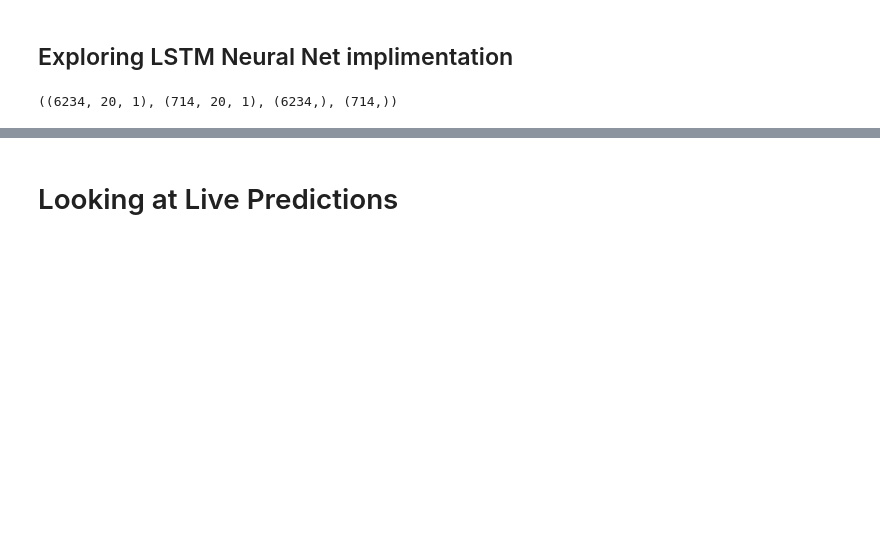
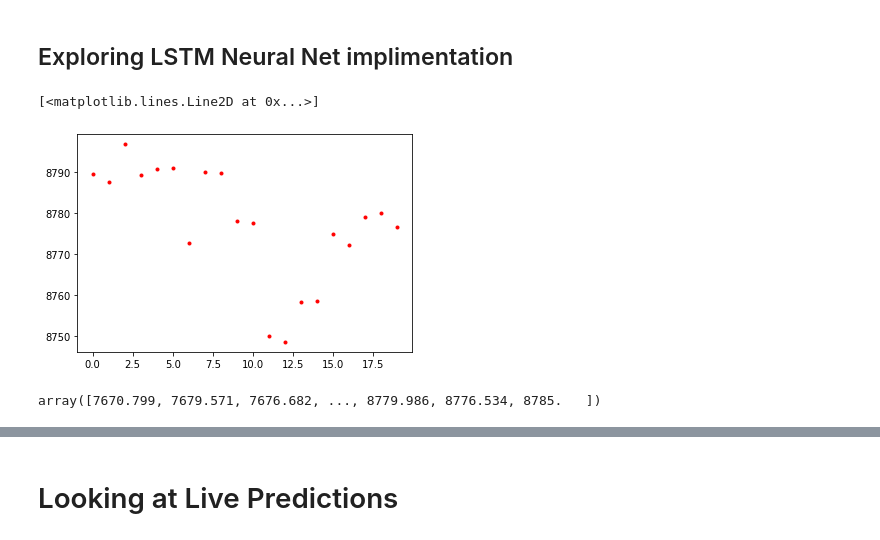
Before and after one commit to Tyler-Owen-Morris/FLO_bot, a Jupyter notebook: Trinity_working.ipynb, the cells around one changed output, grey strips where cells are left out. Saved outputs shown, nothing was run; the diff lists cells and outputs as text; code cells hidden in the pictures; blank space fills up the shorter version.

```diff
--- a/Trinity_working.ipynb
+++ b/Trinity_working.ipynb
@@ -120,7 +120,7 @@ mined_df.tail(50)
 # %%
 # Slice out the data needed for training the current model
 # NOTE: we don't start gathering BTC hashrate until row 1898, so that's why we set that as first slice
-train_df = mined_df.iloc[(1898):mined_df.shape[0]-101, :]
+train_df = mined_df.iloc[1898:mined_df.shape[0]-101, :]
 train_df.tail()
 # %% [output]
 |  | timestamp | FLONetworkHashesPs | FLOdifficulty | FLOblocks | BTCdifficulty | BTCblocks | FLOvolume | ... |
@@ -232,28 +232,33 @@ GradientBoostingRegressor(alpha=0.9, ccp_alpha=0.0, criterion='friedman_mse',
 # %%
 def windowize_data(data, n_prev):
     n_predictions = len(data) - n_prev
     y = data[n_prev:]
     # this might be too clever
     indices = np.arange(n_prev) + np.arange(n_predictions)[:, None]
     x = data[indices, None]
     return x, y
 
 def split_and_windowize(data, n_prev, fraction_test=0.3):
     n_predictions = len(data) - 2*n_prev
 
     n_test  = int(fraction_test * n_predictions)
     n_train = n_predictions - n_test
 
     x_train, y_train = windowize_data(data[:n_train], n_prev)
     x_test, y_test = windowize_data(data[n_train:], n_prev)
     return x_train, x_test, y_train, y_test
+plt.plot(x_train[-1], 'r.')
+# %% [output]
+[<matplotlib.lines.Line2D at 0x...>]
+[figure, added]
 # %%
 n_prev = 20
 
 x_train, x_test, y_train, y_test = split_and_windowize(np.array(mined_df['BTClast']), n_prev, fraction_test=0.1)
 x_train.shape, x_test.shape, y_train.shape, y_test.shape
+y_train[-20]
 # %% [output]
-((6234, 20, 1), (714, 20, 1), (6234,), (714,))
+array([7670.799, 7679.571, 7676.682, ..., 8779.986, 8776.534, 8785.   ])
 # %%
 model = keras.Sequential()
 model.add(keras.layers.LSTM(32, input_shape=(n_prev, 1), return_sequences=True))
```
Also changed, not shown: parts of 12 cells of this notebook, 2 other files.
